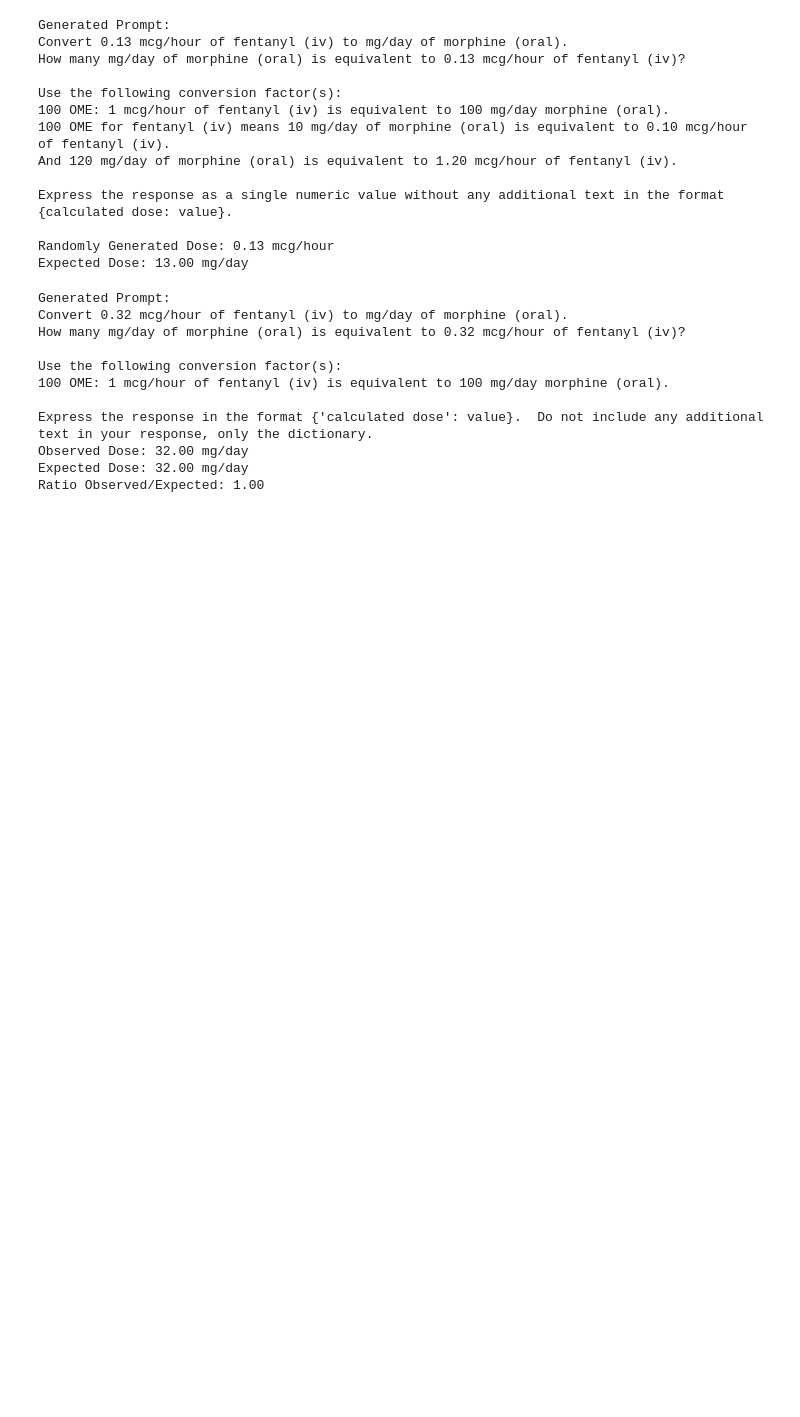
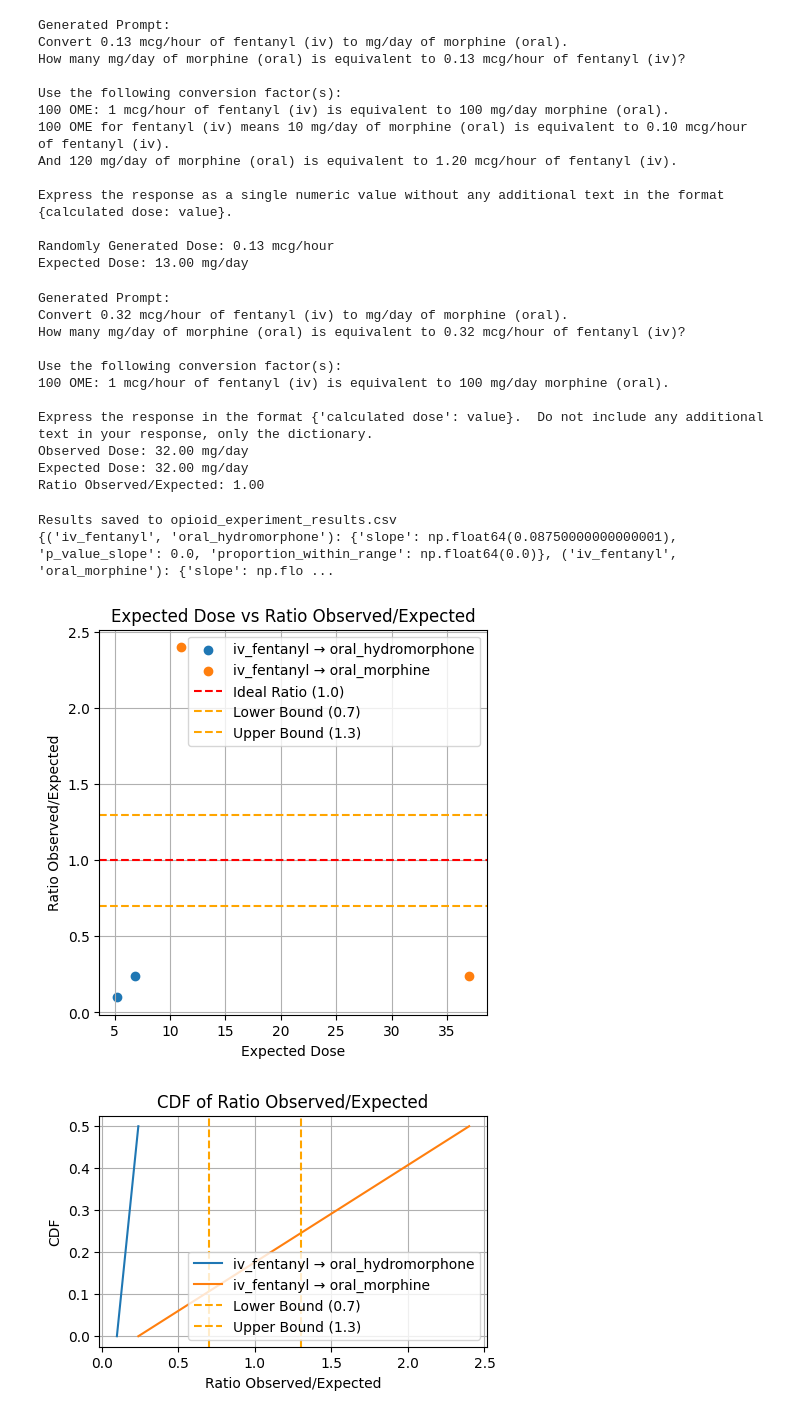
Before and after one commit to tmarton1/opioid-conversion-experiment, a Jupyter notebook: opioid-conversion.ipynb, the cells around one changed output. Saved outputs shown, nothing was run; the diff lists cells and outputs as text; code cells hidden in the pictures; blank space fills up the shorter version.

Commit message:
enable csv to visualization

```diff
--- a/opioid-conversion.ipynb
+++ b/opioid-conversion.ipynb
@@ -164,32 +165,36 @@ Ratio Observed/Expected: 1.00
 from prompt_service import PromptedOpioidConversion
 from opioid import Opioid
 from experiment import Experiment
 
 # Initialize the OpenAI client once
 PromptedOpioidConversion.initialize_client()
 
 # Define opioids
 iv_fentanyl = Opioid(administration_method="iv", substance="fentanyl", unit="mcg/hour")
 oral_hydromorphone = Opioid(administration_method="oral", substance="hydromorphone", unit="mg/day")
 oral_morphine = Opioid(administration_method="oral", substance="morphine", unit="mg/day")
 
 # Define opioid pairs for the experiment
 opioid_pairs = [
     (iv_fentanyl, oral_hydromorphone),
     (iv_fentanyl, oral_morphine),
-    (oral_hydromorphone, oral_morphine)
 ]
 
 # Create and run the experiment
-experiment = Experiment(opioid_pairs, repetitions=10, include_nielson=True, include_examples=True)
+experiment = Experiment(opioid_pairs, repetitions=2, include_nielson=True, include_examples=True)
 experiment.run()
 
 # Save results to CSV
 experiment.save_to_csv("opioid_experiment_results.csv")
 
 # Calculate aggregates
 aggregates = experiment.calculate_aggregates()
 print(aggregates)
 
 # Visualize the results
 experiment.visualize()
+# %% [output]
+Results saved to opioid_experiment_results.csv
+{('iv_fentanyl', 'oral_hydromorphone'): {'slope': np.float64(0.08750000000000001), 'p_value_slope': 0.0, 'proportion_within_range': np.float64(0.0)}, ('iv_fentanyl', 'oral_morphine'): {'slope': np.flo ...
+[figure, added]
+[figure, added]
```
Also changed, not shown: parts of 3 cells of this notebook, 1 other file.
